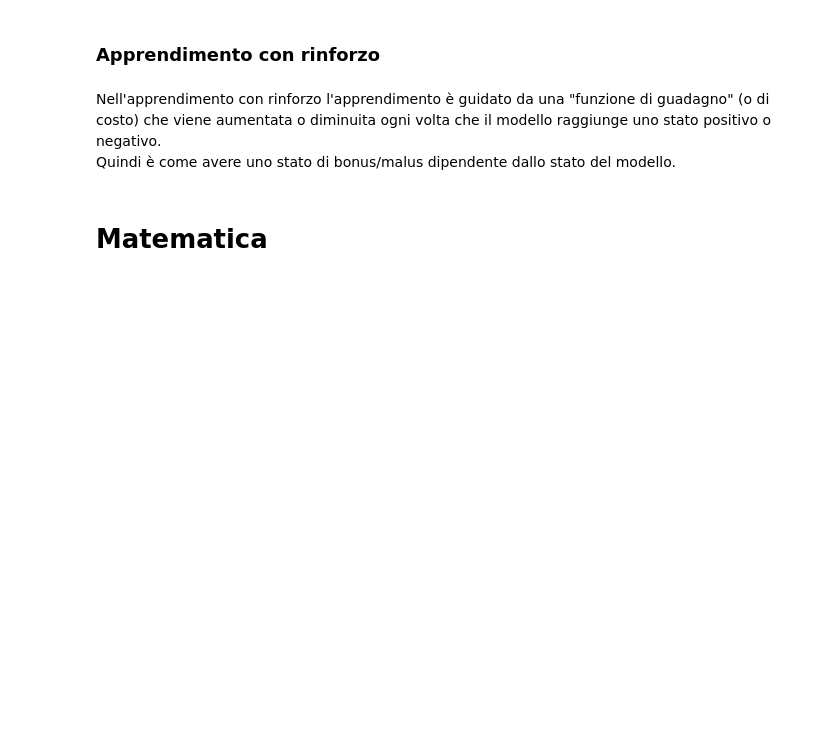
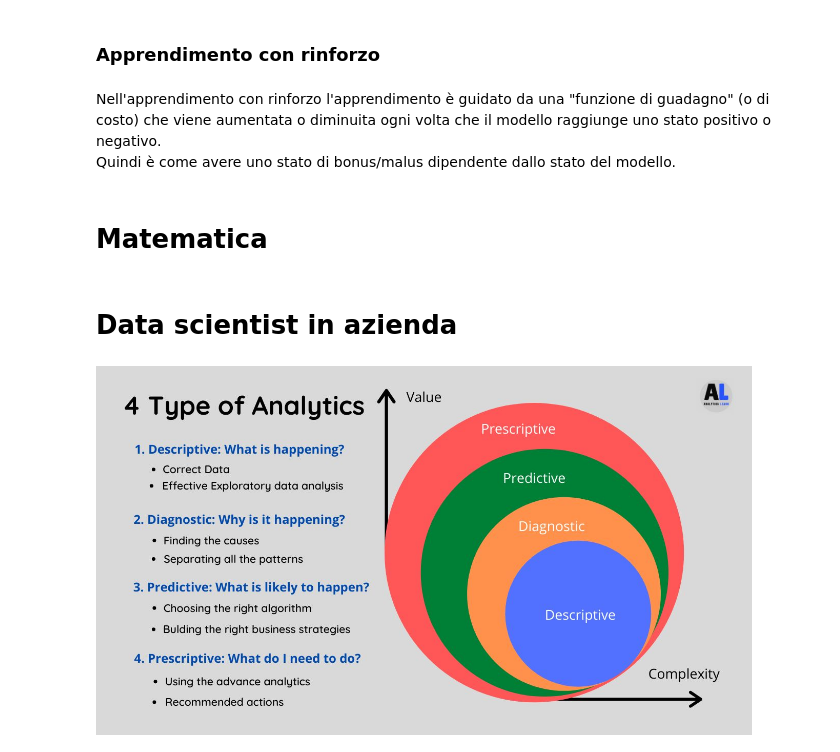
Before and after one commit to ermlau/NotebookML, a Jupyter notebook: 01 Introduzione.ipynb, the cells around one changed output. Cells and saved outputs as stored; diff of their text form; code cells hidden in the pictures; blank space fills up the shorter version.

```diff
--- a/01 Introduzione.ipynb
+++ b/01 Introduzione.ipynb
@@ -217,3 +217,9 @@ Nell'apprendimento con rinforzo l'apprendimento è guidato da una "funzione di g
 Quindi è come avere uno stato di bonus/malus dipendente dallo stato del modello.
 # %% [markdown]
 # Matematica
+# %% [markdown]
+# Data scientist in azienda
+# %%
+Image(filename = "images\Types-of-Data-Analytics.jpg", width=656, height=918)
+# %% [output]
+[figure, added]
```
Also changed, not shown: parts of 6 cells of this notebook, 8 other files.
